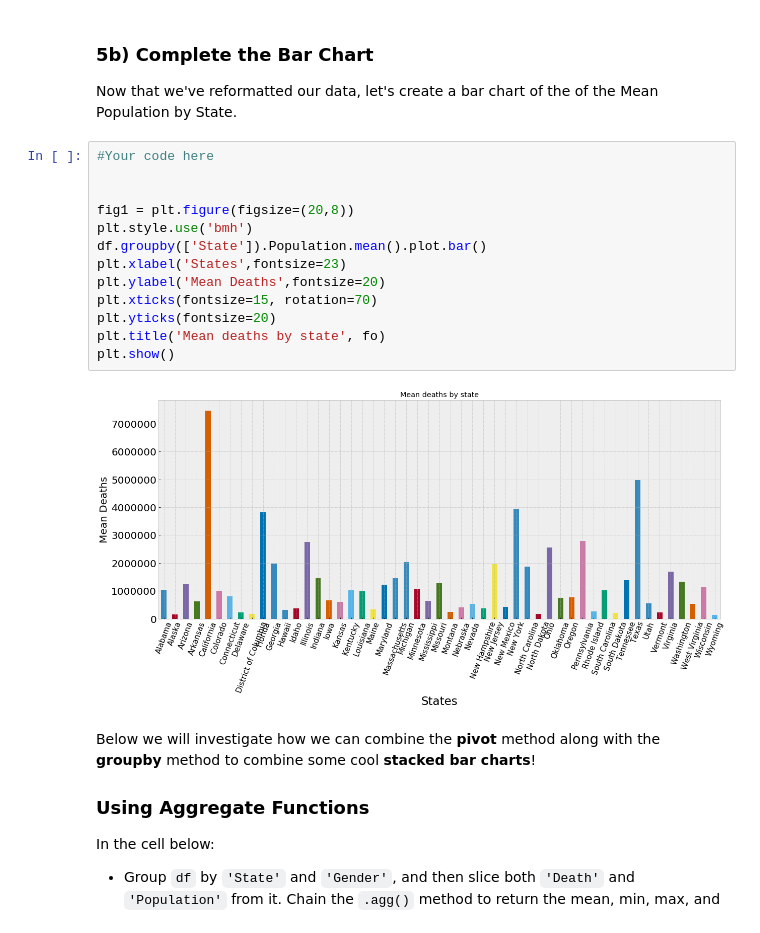
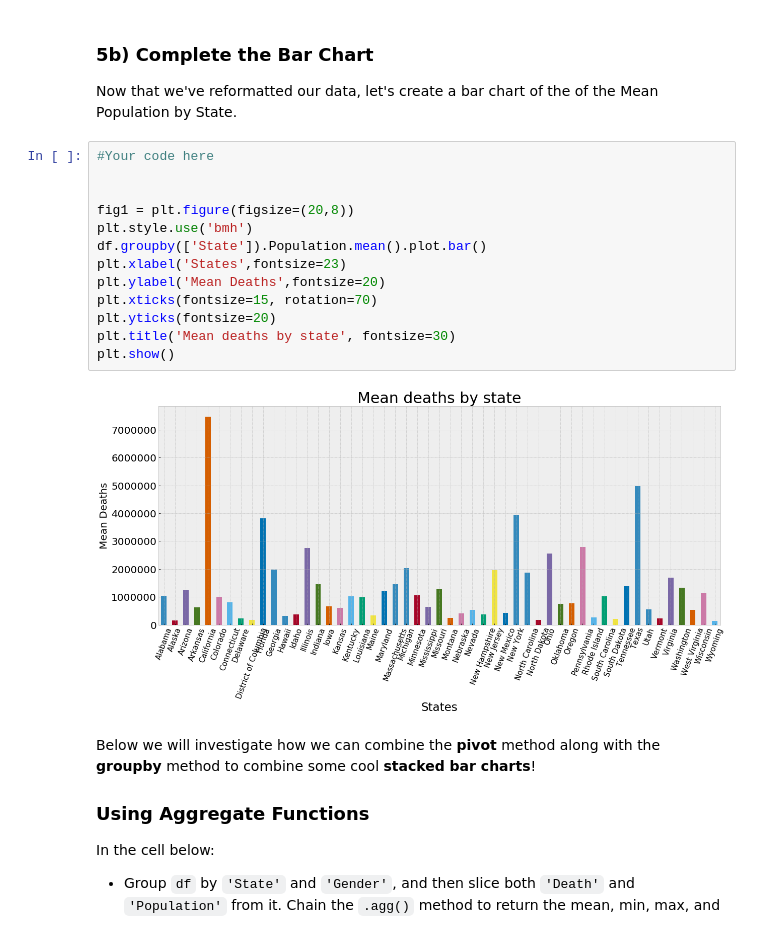
Before and after one commit to AlludedCrabb/dsc-1-04-09-pivot-tables-with-pandas-lab-seattle-ds-career-040119, a Jupyter notebook: index.ipynb, the cells around one changed output. Cells and saved outputs as stored; diff of their text form.

```diff
--- a/index.ipynb
+++ b/index.ipynb
@@ -191,18 +191,18 @@ Now that we've reformatted our data, let's create a bar chart of the of the Mean
 # %%
 #Your code here
 
 
 fig1 = plt.figure(figsize=(20,8))
 plt.style.use('bmh')
 df.groupby(['State']).Population.mean().plot.bar()
 plt.xlabel('States',fontsize=23)
 plt.ylabel('Mean Deaths',fontsize=20)
 plt.xticks(fontsize=15, rotation=70)
 plt.yticks(fontsize=20)
-plt.title('Mean deaths by state', fo)
+plt.title('Mean deaths by state', fontsize=30)
 plt.show()
 # %% [output]
-[figure, old version]
+[figure, new version]
 # %% [markdown]
 Below we will investigate how we can combine the **pivot** method along with the **groupby** method to combine some cool **stacked bar charts**!
 
```
